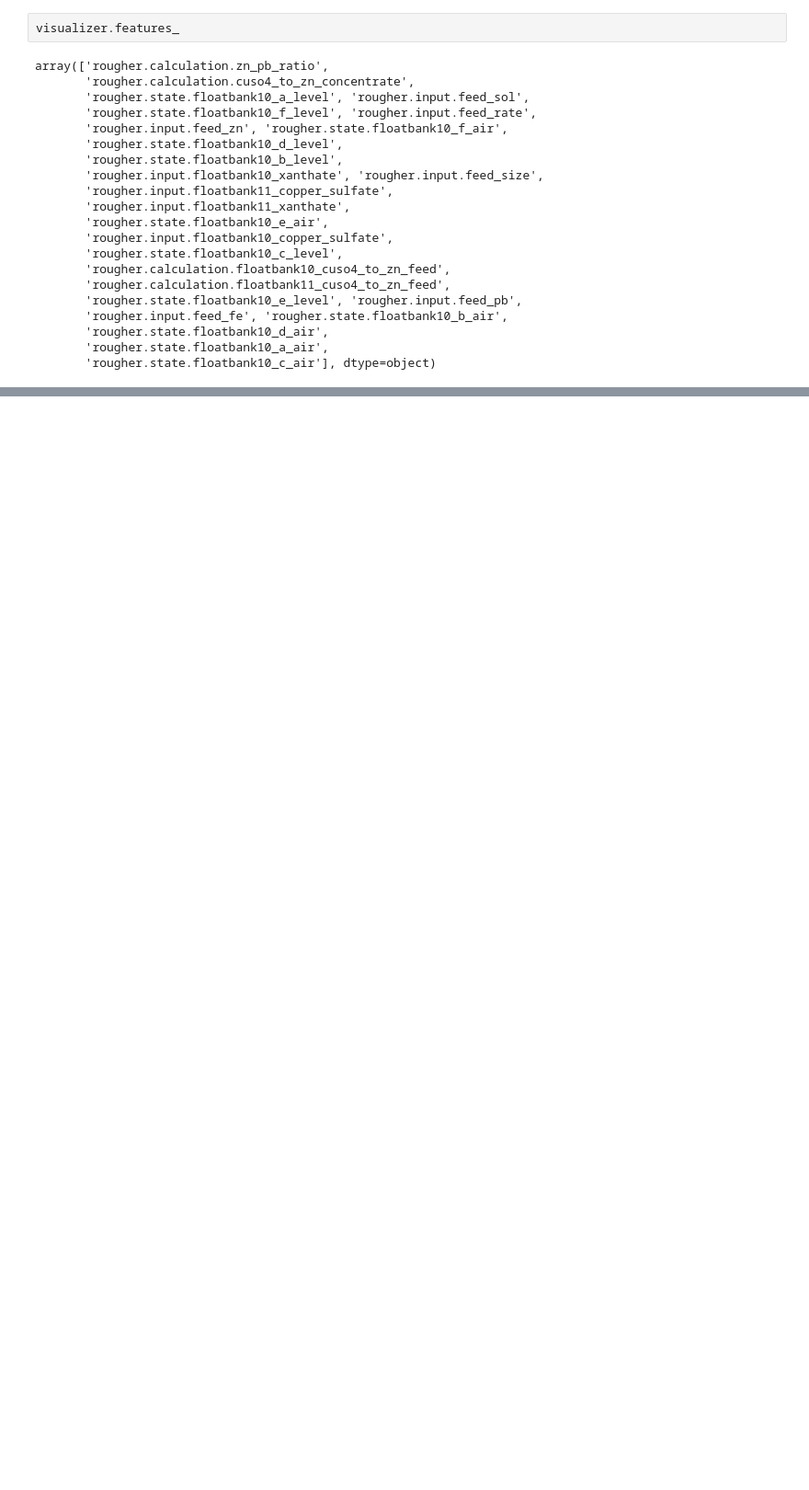
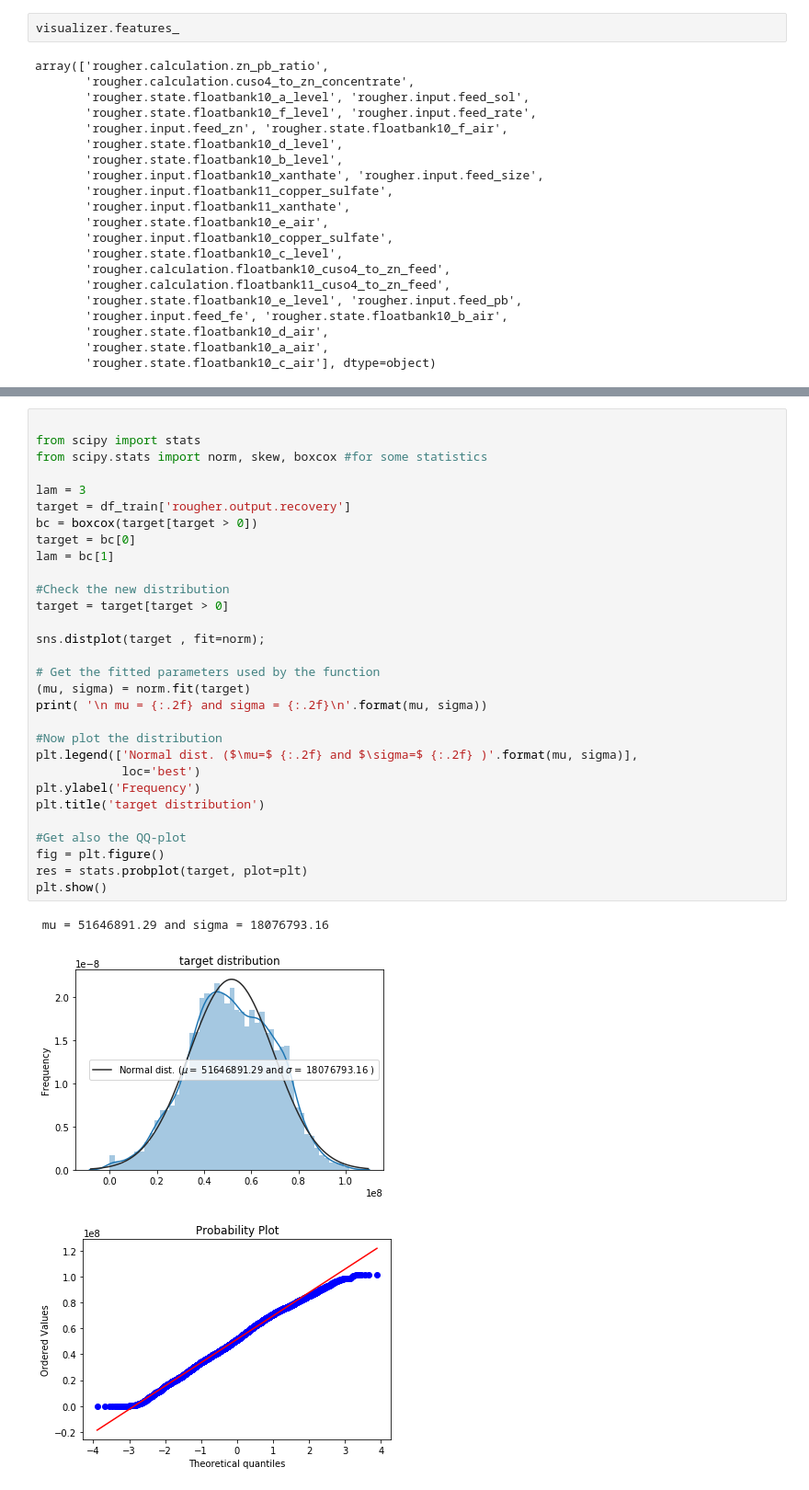
Before and after one commit to AntonBiryukovUofC/unearthed-zinc, a Jupyter notebook: notebooks/BasicEDA.ipynb, the cells around one changed output, grey strips where cells are left out. Shown at 92% size. Cells and saved outputs as stored; diff of their text form; blank space fills up the shorter version.

```diff
--- a/notebooks/BasicEDA.ipynb
+++ b/notebooks/BasicEDA.ipynb
@@ -382,0 +475,34 @@ array(['rougher.calculation.zn_pb_ratio',
+# %%
+
+from scipy import stats
+from scipy.stats import norm, skew, boxcox #for some statistics
+
+lam = 3
+target = df_train['rougher.output.recovery']
+bc = boxcox(target[target > 0])
+target = bc[0]
+lam = bc[1]
+
+#Check the new distribution
+target = target[target > 0]
+
+sns.distplot(target , fit=norm);
+
+# Get the fitted parameters used by the function
+(mu, sigma) = norm.fit(target)
+print( '\n mu = {:.2f} and sigma = {:.2f}\n'.format(mu, sigma))
+
+#Now plot the distribution
+plt.legend(['Normal dist. ($\mu=$ {:.2f} and $\sigma=$ {:.2f} )'.format(mu, sigma)],
+            loc='best')
+plt.ylabel('Frequency')
+plt.title('target distribution')
+
+#Get also the QQ-plot
+fig = plt.figure()
+res = stats.probplot(target, plot=plt)
+plt.show()
+# %% [output]
+ mu = 51646891.29 and sigma = 18076793.16
+[figure, added]
+[figure, added]
```
Also changed, not shown: parts of 14 cells of this notebook, 33 other files.
